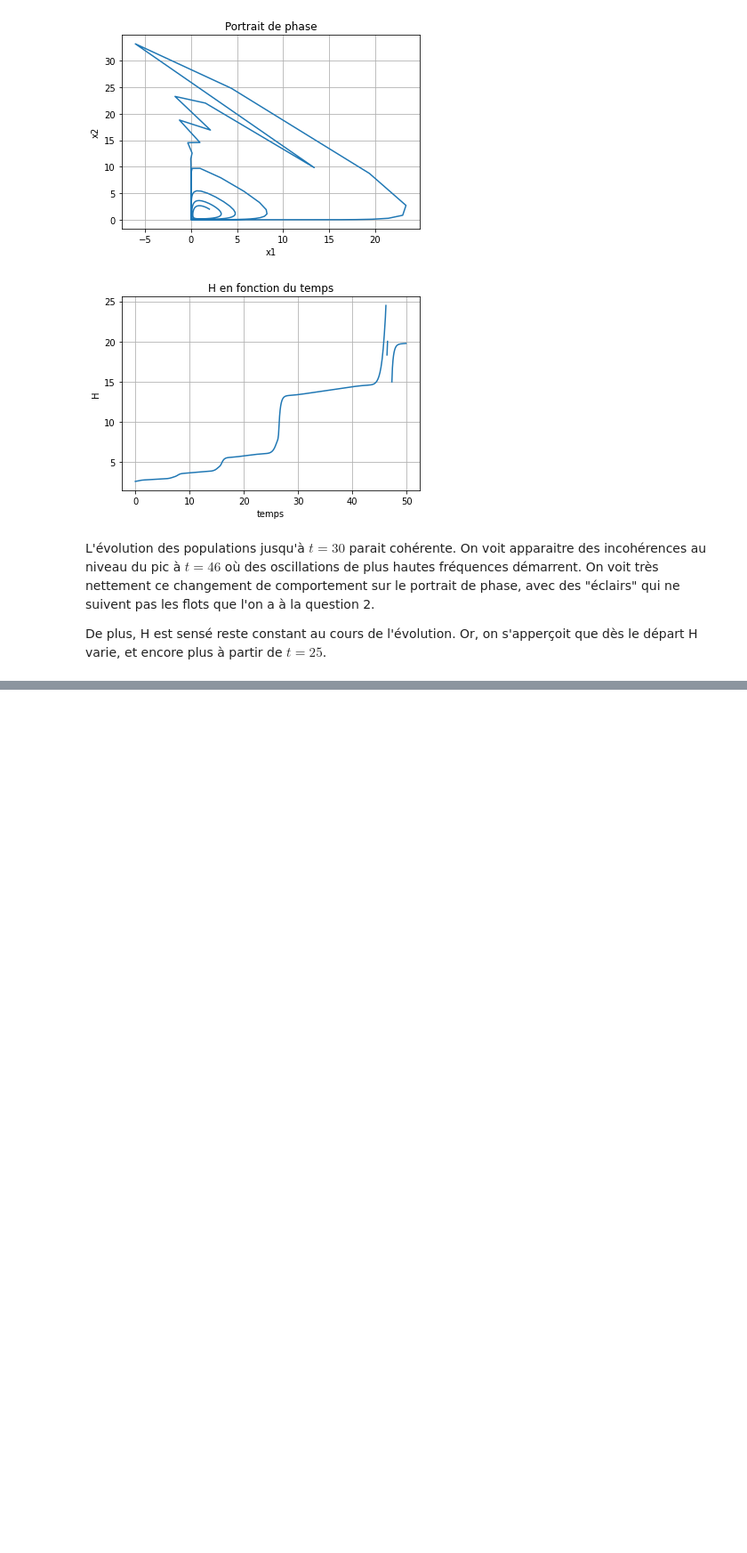
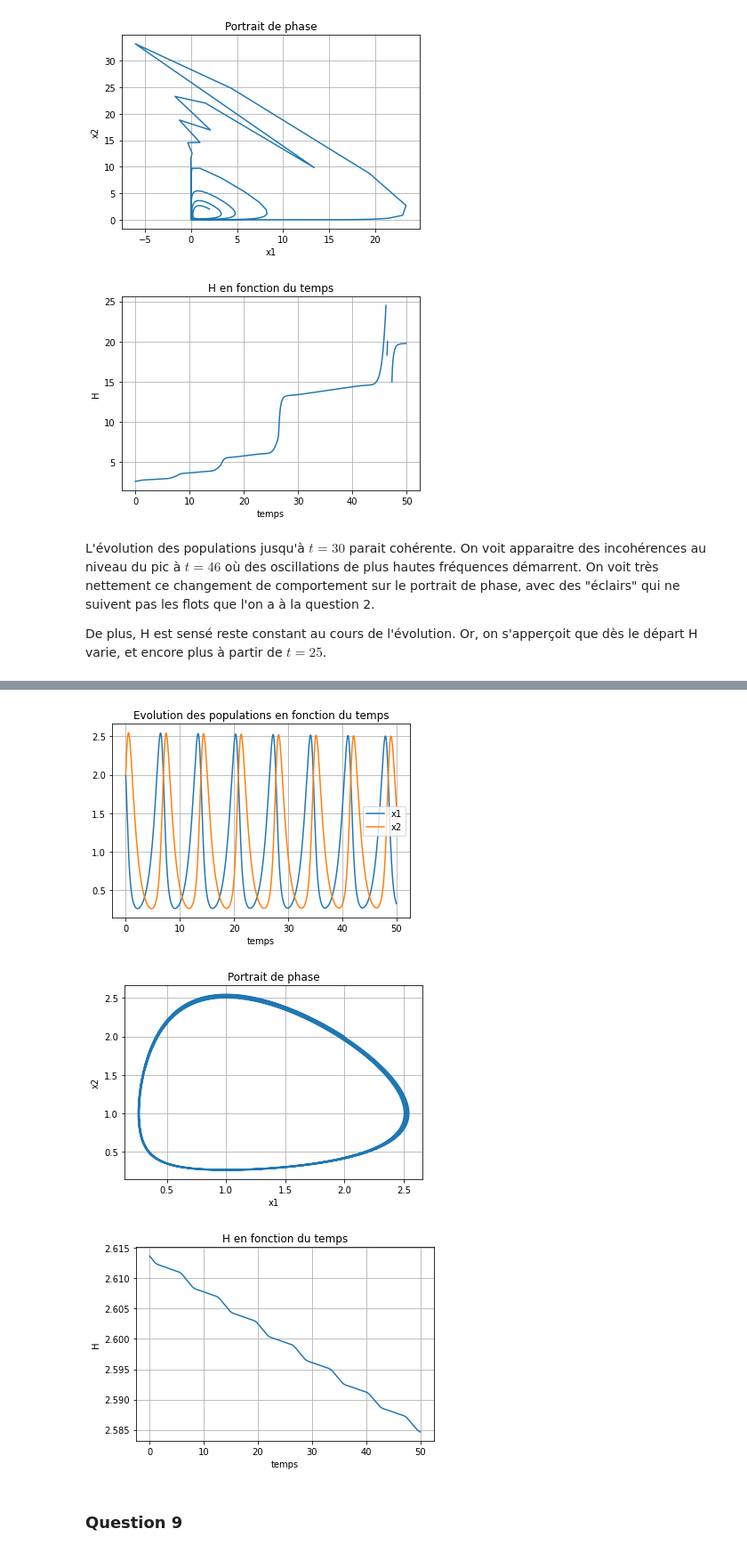
Before and after one commit to mroyerdevericourt/projetMI2, a Jupyter notebook: Rendu.ipynb, the cells around one changed output, grey strips where cells are left out. Shown at 89% size. Saved outputs shown, nothing was run; the diff lists cells and outputs as text; code cells hidden in the pictures; blank space fills up the shorter version.

```diff
--- a/Rendu.ipynb
+++ b/Rendu.ipynb
@@ -182,0 +240,33 @@ De plus, H est sensé reste constant au cours de l'évolution. Or, on s'apperço
+# %%
+x10, x20 = 2, 2
+dt = 0.1
+t, x = solve_euler_implicit(f, [x10, x20], dt, 0, 50, 100)
+X1, X2 = x[:, 0], x[:, 1]
+
+plt.plot(t, X1, label = 'x1')
+plt.plot(t, X2, label = 'x2')
+plt.title('Evolution des populations en fonction du temps')
+plt.xlabel('temps')
+plt.legend()
+plt.grid()
+plt.show()
+
+plt.plot(X1, X2)
+plt.title('Portrait de phase')
+plt.xlabel('x1')
+plt.ylabel('x2')
+plt.grid()
+plt.show()
+
+plt.plot(t, H(X1, X2))
+plt.title('H en fonction du temps')
+plt.xlabel('temps')
+plt.ylabel('H')
+plt.grid()
+plt.show()
+# %% [output]
+[figure, added]
+[figure, added]
+[figure, added]
+# %% [markdown]
+### Question 9
```
Also changed, not shown: parts of 6 cells of this notebook.
